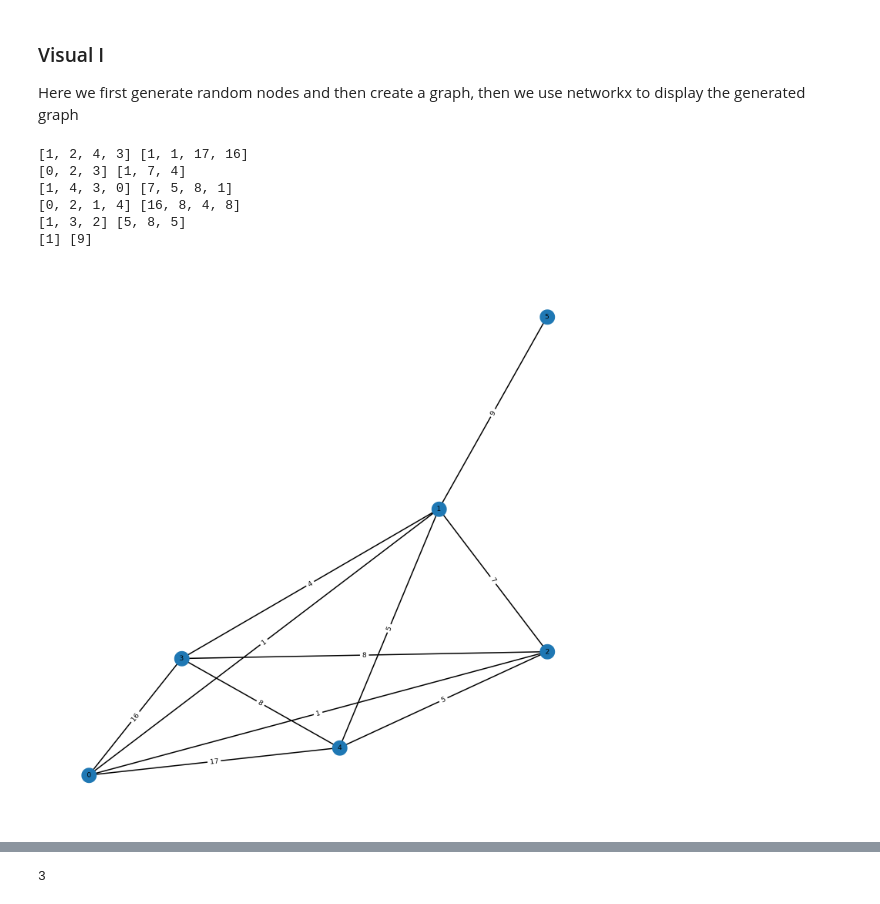
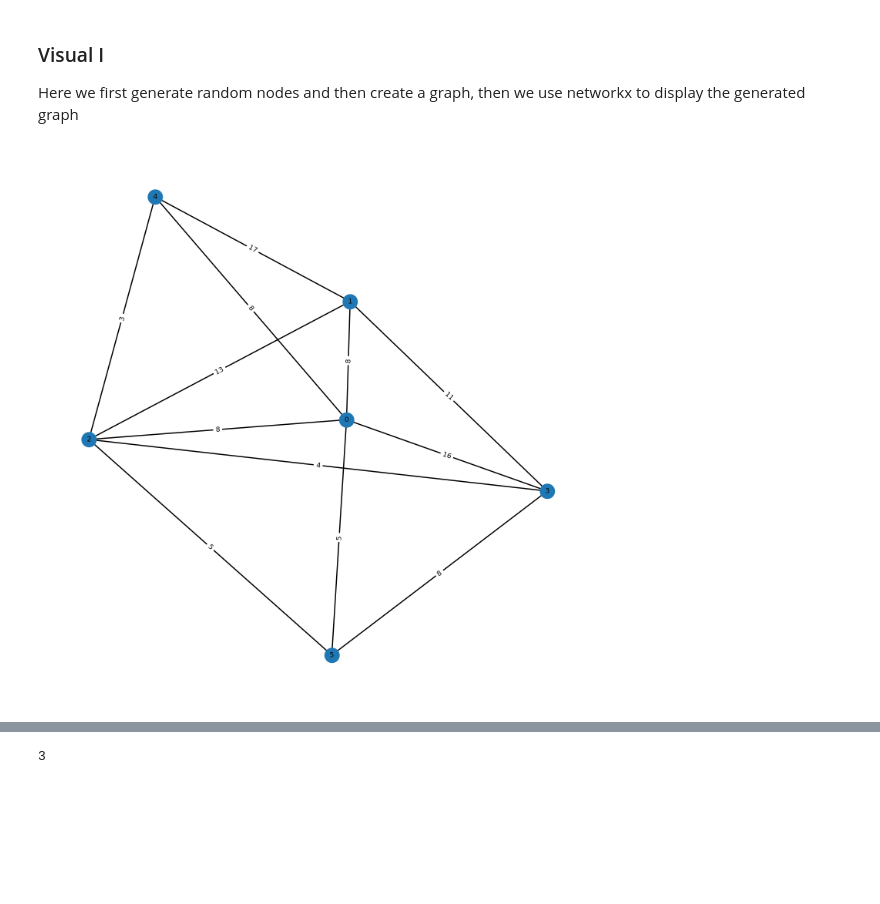
Before and after one commit to 42ip/4thsemise-programs, a Jupyter notebook: daa/python/DjikstraWithVisual.ipynb, the cells around one changed output, grey strips where cells are left out. Saved outputs shown, nothing was run; the diff lists cells and outputs as text; code cells hidden in the pictures; blank space fills up the shorter version.

```diff
--- a/daa/python/DjikstraWithVisual.ipynb
+++ b/daa/python/DjikstraWithVisual.ipynb
@@ -98,46 +98,47 @@ totalNodes
 Here we first generate random nodes and then create a graph, then we use networkx to display the generated graph
 # %%
 plt.rcParams["figure.figsize"] = (20,20)
+allChildren = defaultdict(list)
 for i in range(totalNodes):
     childCount = random.randrange(1,totalNodes)
     added = set()
-    children = []
-    weights = []
     for val in range(childCount):
         node = -1
         while node == i or node == -1 or node  in added:
             node = random.randrange(0,childCount + 1)
         weight = random.randrange(1,20)
         if (i,node) not in edges and (node,i) not in edges:
             G.add_edge(i,node,weight=weight)
             edges[(i,node)] = weight
-            children.append(node)
             added.add(node)
-            weights.append(weight)
         else:
-            if (i,node) in edges:
-                children.append(node)
-                added.add(node)
-                weights.append(edges[(i,node)])
-            elif (node,i) in edges:
-                children.append(node)
-                added.add(node)
-                weights.append(edges[(node,i)])
-    print(children,weights)
+            added.add(node)
+
+# Increasing time complexity to take care of space complexity
+for i in range(0,totalNodes):
+    children = []
+    weights = []
+    added = set()
+    for point,weight in edges.items():
+        if point[0] == i or point[1] == i:
+            if point[0] == i and point[1] not in added:
+                children.append(point[1])
+                weights.append(weight)
+                added.add(point[1])
+            elif point[1] == i and point[0] not in added:
+                children.append(point[0])
+                weights.append(weight)
+                added.add(point[0])
     graph[i] = GraphNode(i,children,weights)
+
+
 pos = nx.spring_layout(G)
 nx.draw(G,pos,with_labels = True,width=3,font_size=18,node_size=1500)
 nx.draw_networkx_edge_labels(G,pos,edge_labels=edges,font_size=18)
 
 plt.show()
 # %% [output]
-[1, 2, 4, 3] [1, 1, 17, 16]
-[0, 2, 3] [1, 7, 4]
-[1, 4, 3, 0] [7, 5, 8, 1]
-[0, 2, 1, 4] [16, 8, 4, 8]
-[1, 3, 2] [5, 8, 5]
-[1] [9]
-[figure, old version]
+[figure, new version]
 # %%
 startNode = int(input('Enter the start node'))
 startNode
```
Also changed, not shown: parts of 3 cells of this notebook.
